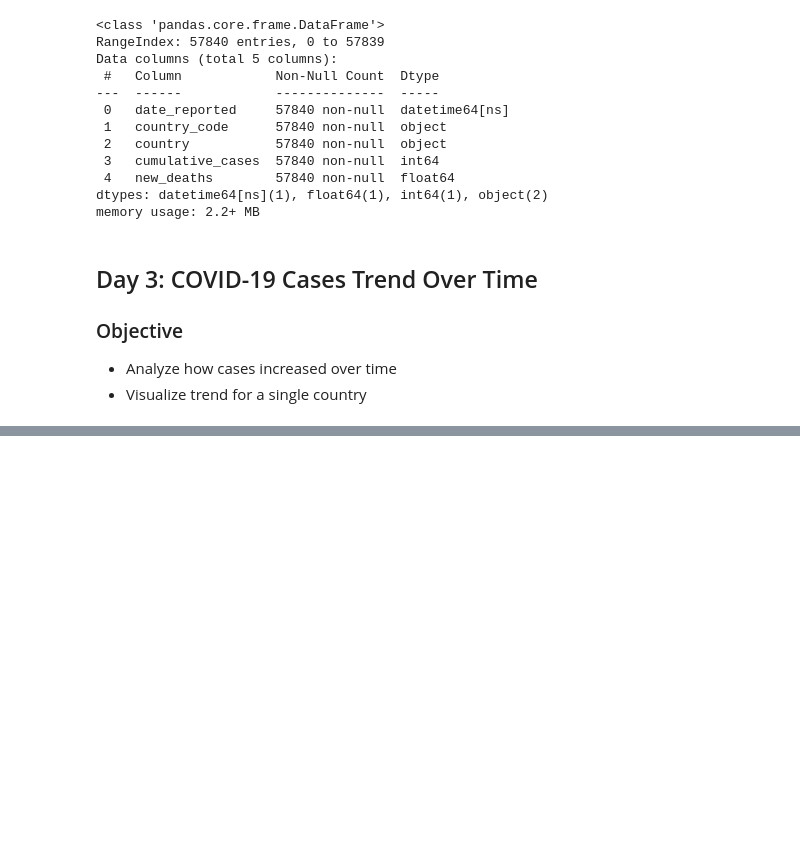
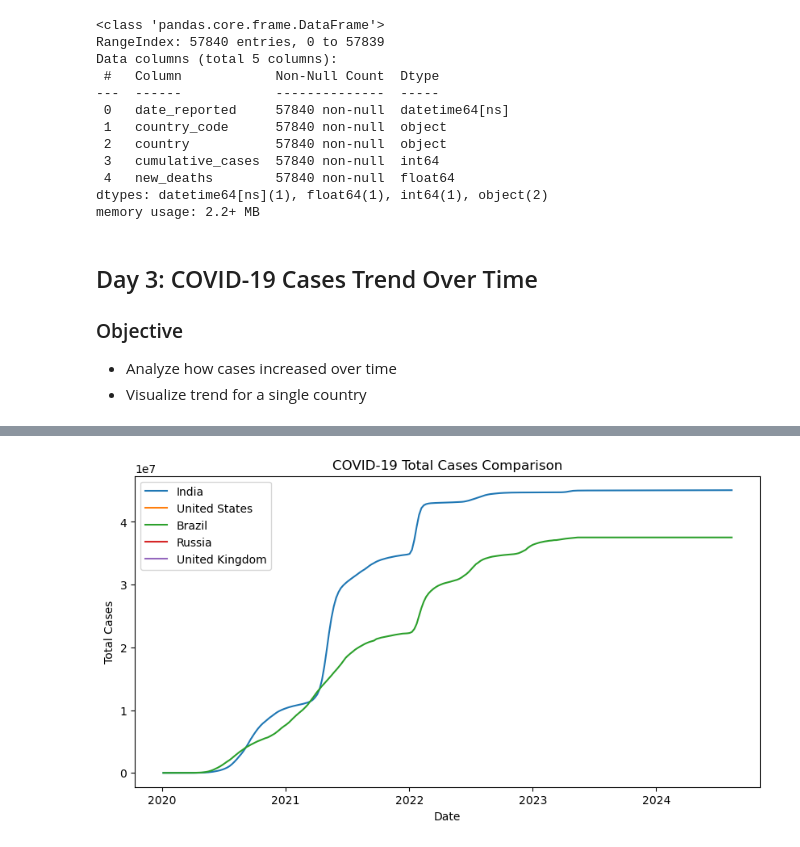
Before and after one commit to Ruchitha-006/Covid-19-data-analysis, a Jupyter notebook: covid-19_analysis.ipynb, the cells around one changed output, grey strips where cells are left out. Drawn from its saved outputs; the diff is of its cells as text; code cells hidden in the pictures; blank space fills up the shorter version.

```diff
--- a/covid-19_analysis.ipynb
+++ b/covid-19_analysis.ipynb
@@ -170,0 +195,16 @@ memory usage: 2.2+ MB
+# %%
+countries = ['India', 'United States', 'Brazil', 'Russia', 'United Kingdom']
+# %%
+plt.figure(figsize=(10,5))
+
+for country in countries:
+    country_data = df[df['country'] == country]
+    plt.plot(country_data['date_reported'], country_data['cumulative_cases'], label=country)
+
+plt.legend()
+plt.title("COVID-19 Total Cases Comparison")
+plt.xlabel("Date")
+plt.ylabel("Total Cases")
+plt.show()
+# %% [output]
+[figure, added]
```
Also changed, not shown: parts of 3 cells of this notebook.
